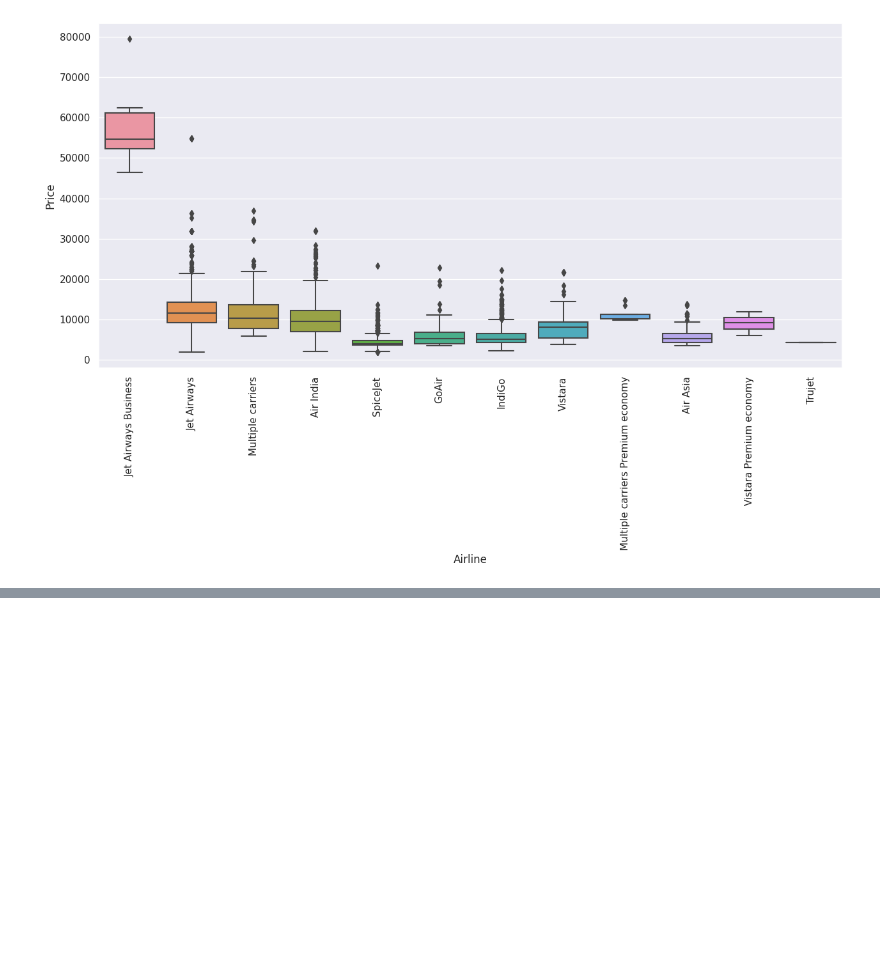
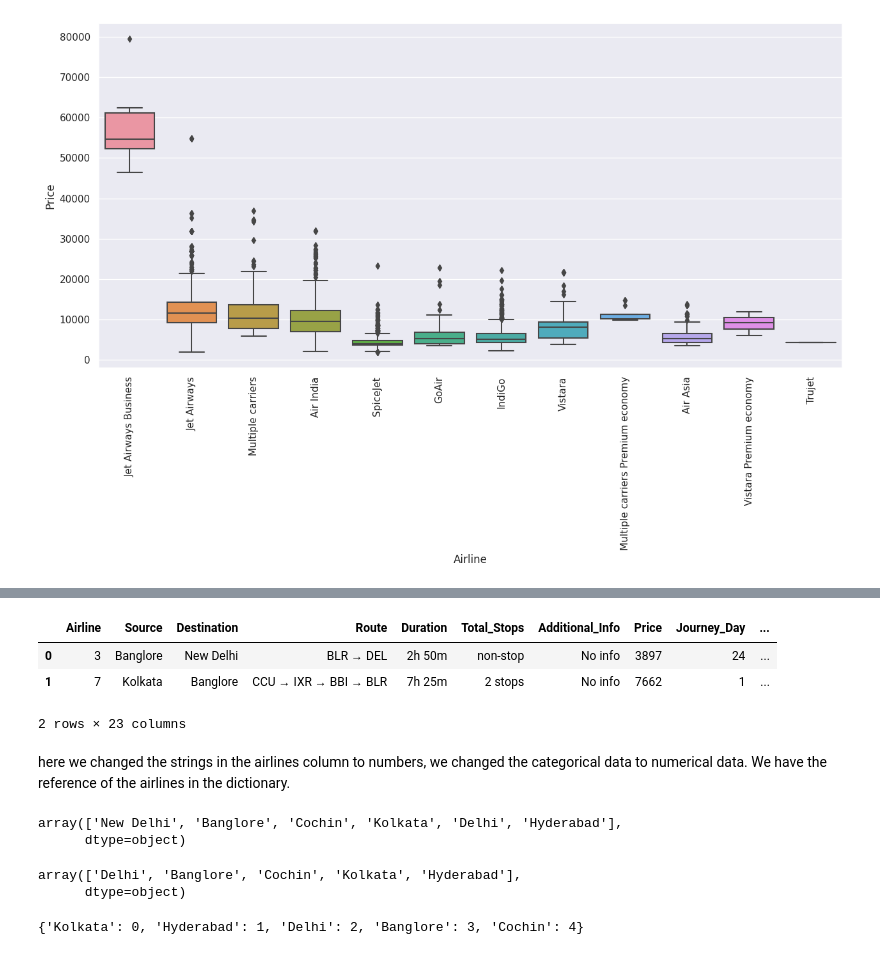
Before and after one commit to kidnixt/fare-of-airline-tickets, a Jupyter notebook: flight_prediction.ipynb, the cells around one changed output, grey strips where cells are left out. Saved outputs shown, nothing was run; the diff lists cells and outputs as text; code cells hidden in the pictures; blank space fills up the shorter version.

```diff
--- a/flight_prediction.ipynb
+++ b/flight_prediction.ipynb
@@ -273,0 +286,6 @@ plt.show()
+# %%
+#One Hot Encoding from scratch
+for sub_category in data['Source'].unique():
+    data['Source_'+ sub_category] = data['Source'].apply(lambda x: 1 if sub_category in x else 0)
+
+data.head(2)
@@ -273,0 +325,5 @@ plt.show()
+# %%
+airlines = data.groupby(['Airline'])['Price'].mean().sort_values().index
+# %%
+airlines_dict = {k:i for i,k in enumerate(airlines,0)}
+airlines_dict
@@ -273,0 +343,27 @@ plt.show()
+# %%
+data['Airline'] = data['Airline'].map(airlines_dict)
+data.head(2)
+# %% [output]
+|  | Airline | Source | Destination | Route | Duration | Total_Stops | Additional_Info | Price | Journey_Day | ... |
+| 0 | 3 | Banglore | New Delhi | BLR → DEL | 2h 50m | non-stop | No info | 3897 | 24 | ... |
+| 1 | 7 | Kolkata | Banglore | CCU → IXR → BBI → BLR | 7h 25m | 2 stops | No info | 7662 | 1 | ... |
+2 rows × 23 columns
+# %% [markdown]
+here we changed the strings in the airlines column to numbers, we changed the categorical data to numerical data. We have the reference of the airlines in the dictionary.
+# %%
+data['Destination'].unique()
+# %% [output]
+array(['New Delhi', 'Banglore', 'Cochin', 'Kolkata', 'Delhi', 'Hyderabad'],
+      dtype=object)
+# %%
+data['Destination'].replace({'New Delhi':'Delhi'},inplace=True)
+data['Destination'].unique()
+# %% [output]
+array(['Delhi', 'Banglore', 'Cochin', 'Kolkata', 'Hyderabad'],
+      dtype=object)
+# %%
+destination = data.groupby(['Destination'])['Price'].mean().sort_values().index
+destination_dict = {k:i for i,k in enumerate(destination,0)}
+destination_dict
+# %% [output]
+{'Kolkata': 0, 'Hyderabad': 1, 'Delhi': 2, 'Banglore': 3, 'Cochin': 4}
```
Also changed, not shown: parts of 29 cells of this notebook.
